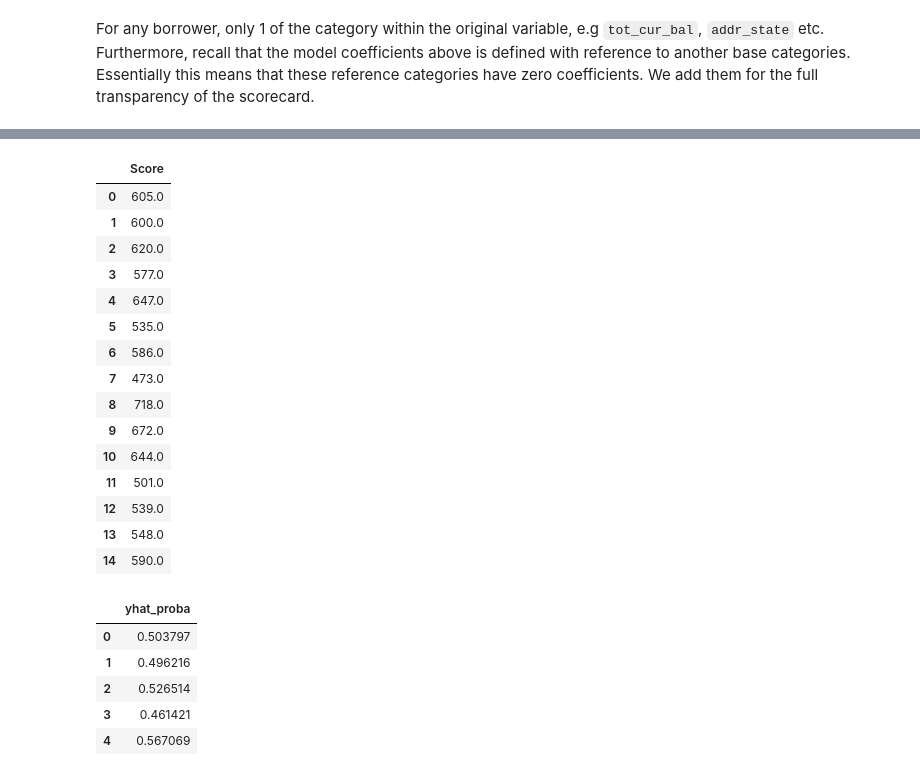
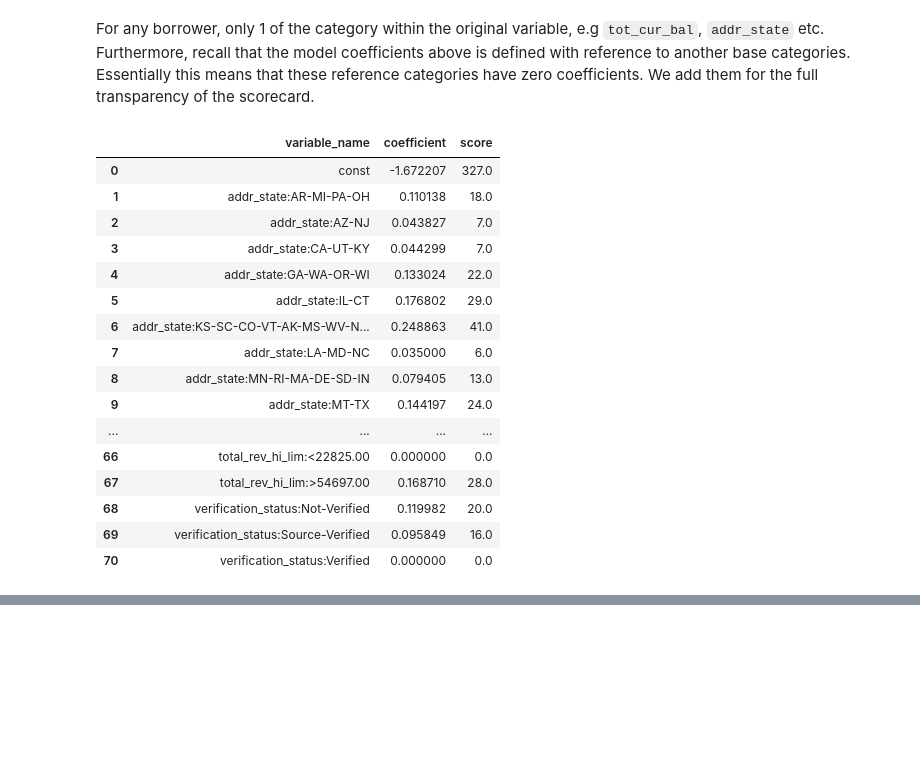
Before and after one commit to oozsoy/credit_risk_modeling, a Jupyter notebook: PD_Model_Validation.ipynb, the cells around one changed output, grey strips where cells are left out. Drawn from its saved outputs; the diff is of its cells as text; code cells hidden in the pictures; blank space fills up the shorter version.

```diff
--- a/PD_Model_Validation.ipynb
+++ b/PD_Model_Validation.ipynb
@@ -565,3 +538,23 @@ score_card = get_score_card(model_df)
+# %%
+credit_score.generate_scorecard()
+# %% [output]
+|  | variable_name | coefficient | score |
+| 0 | const | -1.672207 | 327.0 |
+| 1 | addr_state:AR-MI-PA-OH | 0.110138 | 18.0 |
+| 2 | addr_state:AZ-NJ | 0.043827 | 7.0 |
+| 3 | addr_state:CA-UT-KY | 0.044299 | 7.0 |
+| 4 | addr_state:GA-WA-OR-WI | 0.133024 | 22.0 |
+| 5 | addr_state:IL-CT | 0.176802 | 29.0 |
+| 6 | addr_state:KS-SC-CO-VT-AK-MS-WV-N... | 0.248863 | 41.0 |
+| 7 | addr_state:LA-MD-NC | 0.035000 | 6.0 |
+| 8 | addr_state:MN-RI-MA-DE-SD-IN | 0.079405 | 13.0 |
+| 9 | addr_state:MT-TX | 0.144197 | 24.0 |
+| ... | ... | ... | ... |
+| 66 | total_rev_hi_lim:<22825.00 | 0.000000 | 0.0 |
+| 67 | total_rev_hi_lim:>54697.00 | 0.168710 | 28.0 |
+| 68 | verification_status:Not-Verified | 0.119982 | 20.0 |
+| 69 | verification_status:Source-Verified | 0.095849 | 16.0 |
+| 70 | verification_status:Verified | 0.000000 | 0.0 |
 # %%
 # validation set including the reference categories
 Xval = pd.read_csv(model_data_dir + 'loan_data_val_pp.csv', index_col = 0)
@@ -598,21 +570,0 @@ def calculate_credit_score(Xval_df, score_card_df):
-# %%
-val_data_scores = calculate_credit_score(Xval,score_card)
-
-val_data_scores.head(15)
-# %% [output]
-|  | Score |
-| 0 | 605.0 |
-| 1 | 600.0 |
-| 2 | 620.0 |
-| 3 | 577.0 |
-| 4 | 647.0 |
-| 5 | 535.0 |
-| 6 | 586.0 |
-| 7 | 473.0 |
-| 8 | 718.0 |
-| 9 | 672.0 |
-| 10 | 644.0 |
-| 11 | 501.0 |
-| 12 | 539.0 |
-| 13 | 548.0 |
-| 14 | 590.0 |
@@ -646,11 +570,0 @@ def get_pd_from_score(val_data_scores_df, model_df, min_score = 300, max_score =
-# %%
-proba_df = get_pd_from_score(val_data_scores, model_df)
-
-proba_df.head()
-# %% [output]
-|  | yhat_proba |
-| 0 | 0.503797 |
-| 1 | 0.496216 |
-| 2 | 0.526514 |
-| 3 | 0.461421 |
-| 4 | 0.567069 |
```
Also changed, not shown: parts of 18 cells of this notebook, 3 other files.
